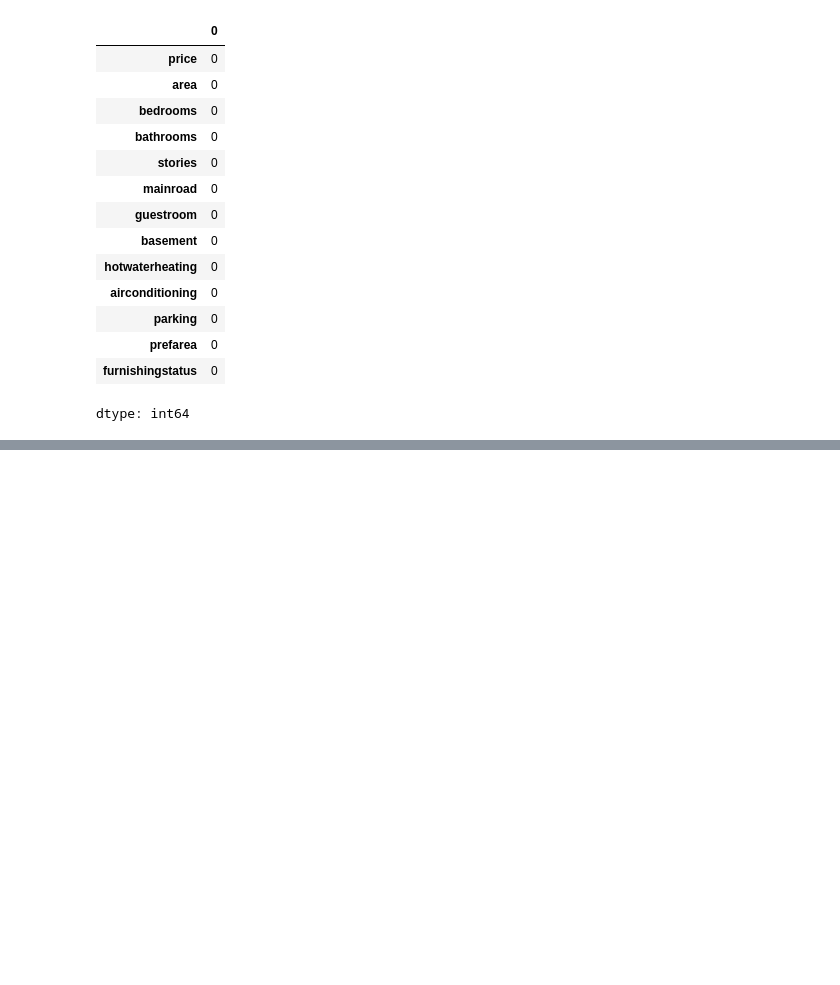
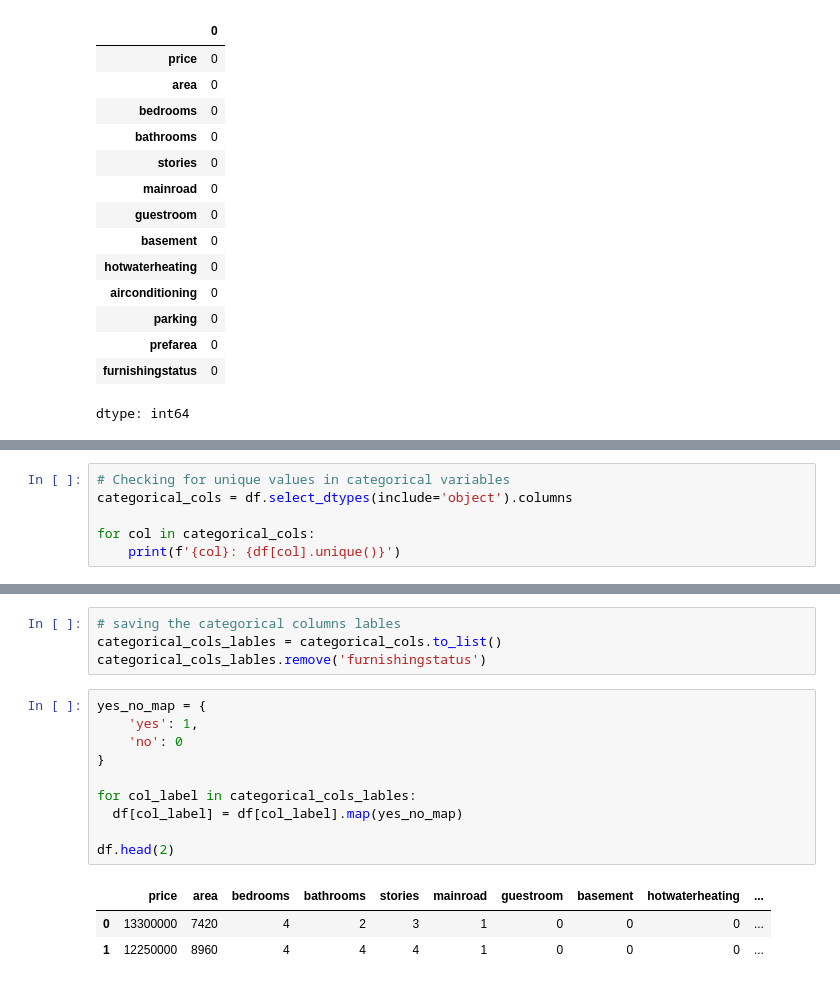
Before and after one commit to silentfortin/ai-portfolio, a Jupyter notebook: 03-ml-housing-prediction/RealEstateAI_PricePrediction.ipynb, the cells around one changed output, grey strips where cells are left out. Cells and saved outputs as stored; diff of their text form; blank space fills up the shorter version.

```diff
--- a/03-ml-housing-prediction/RealEstateAI_PricePrediction.ipynb
+++ b/03-ml-housing-prediction/RealEstateAI_PricePrediction.ipynb
@@ -94,0 +92,6 @@ dtype: int64
+# %%
+# Checking for unique values in categorical variables
+categorical_cols = df.select_dtypes(include='object').columns
+
+for col in categorical_cols:
+    print(f'{col}: {df[col].unique()}')
@@ -94,0 +147,18 @@ dtype: int64
+# %%
+# saving the categorical columns lables
+categorical_cols_lables = categorical_cols.to_list()
+categorical_cols_lables.remove('furnishingstatus')
+# %%
+yes_no_map = {
+    'yes': 1,
+    'no': 0
+}
+
+for col_label in categorical_cols_lables:
+  df[col_label] = df[col_label].map(yes_no_map)
+
+df.head(2)
+# %% [output]
+|  | price | area | bedrooms | bathrooms | stories | mainroad | guestroom | basement | hotwaterheating | ... |
+| 0 | 13300000 | 7420 | 4 | 2 | 3 | 1 | 0 | 0 | 0 | ... |
+| 1 | 12250000 | 8960 | 4 | 4 | 4 | 1 | 0 | 0 | 0 | ... |
```
Also changed, not shown: parts of 11 cells of this notebook.
